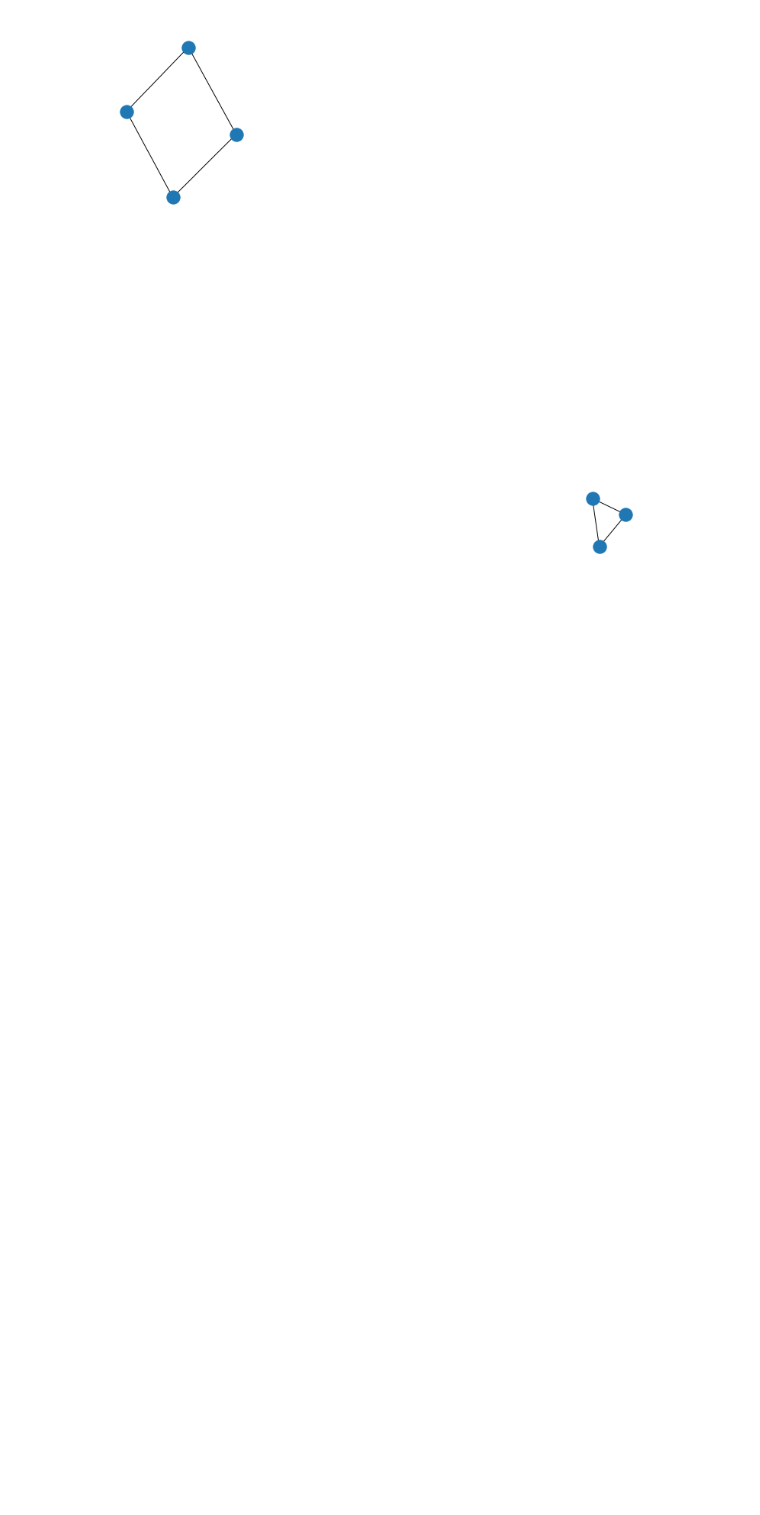
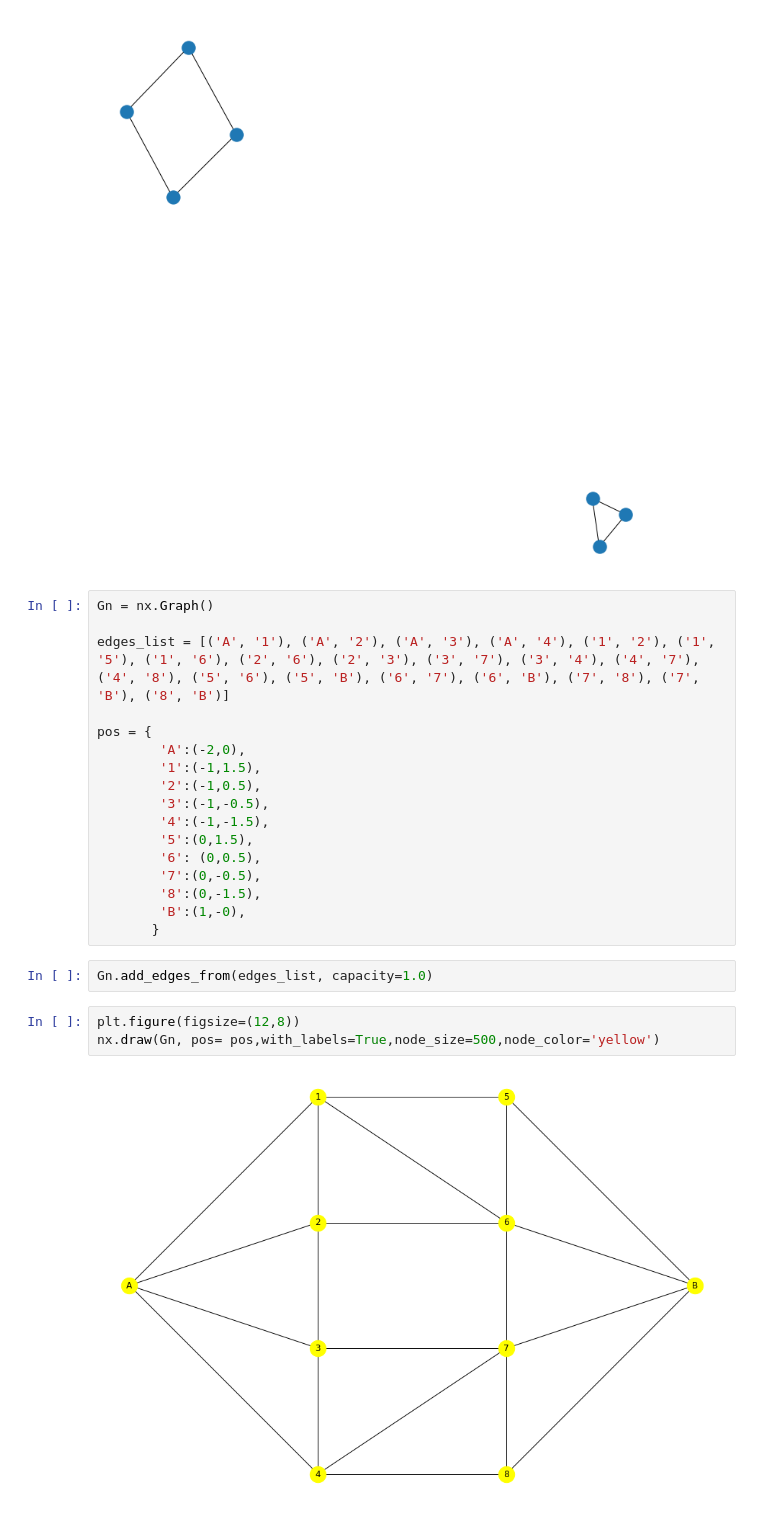
Before and after one commit to gitony0101/selfstudy, a Jupyter notebook: mincut/mpl nx 01.ipynb, the cells around one changed output. Saved outputs shown, nothing was run; the diff lists cells and outputs as text; blank space fills up the shorter version.

```diff
--- a/mincut/mpl nx 01.ipynb
+++ b/mincut/mpl nx 01.ipynb
@@ -315,3 +315,27 @@ nx.add_cycle(G, [10, 11, 12], weight=7)
 nx.draw(G)
 # %% [output]
 [figure]
+# %%
+Gn = nx.Graph()
+
+edges_list = [('A', '1'), ('A', '2'), ('A', '3'), ('A', '4'), ('1', '2'), ('1', '5'), ('1', '6'), ('2', '6'), ('2', '3'), ('3', '7'), ('3', '4'), ('4', '7'), ('4', '8'), ('5', '6'), ('5', 'B'), ('6', '7'), ('6', 'B'), ('7', '8'), ('7', 'B'), ('8', 'B')]
+
+pos = {
+        'A':(-2,0),
+        '1':(-1,1.5),
+        '2':(-1,0.5),
+        '3':(-1,-0.5),
+        '4':(-1,-1.5),
+        '5':(0,1.5),
+        '6': (0,0.5),
+        '7':(0,-0.5),
+        '8':(0,-1.5),
+        'B':(1,-0),
+       }
+# %%
+Gn.add_edges_from(edges_list, capacity=1.0)
+# %%
+plt.figure(figsize=(12,8))
+nx.draw(Gn, pos= pos,with_labels=True,node_size=500,node_color='yellow')
+# %% [output]
+[figure, added]
```
Also changed, not shown: parts of 6 cells of this notebook, 1 other file.
